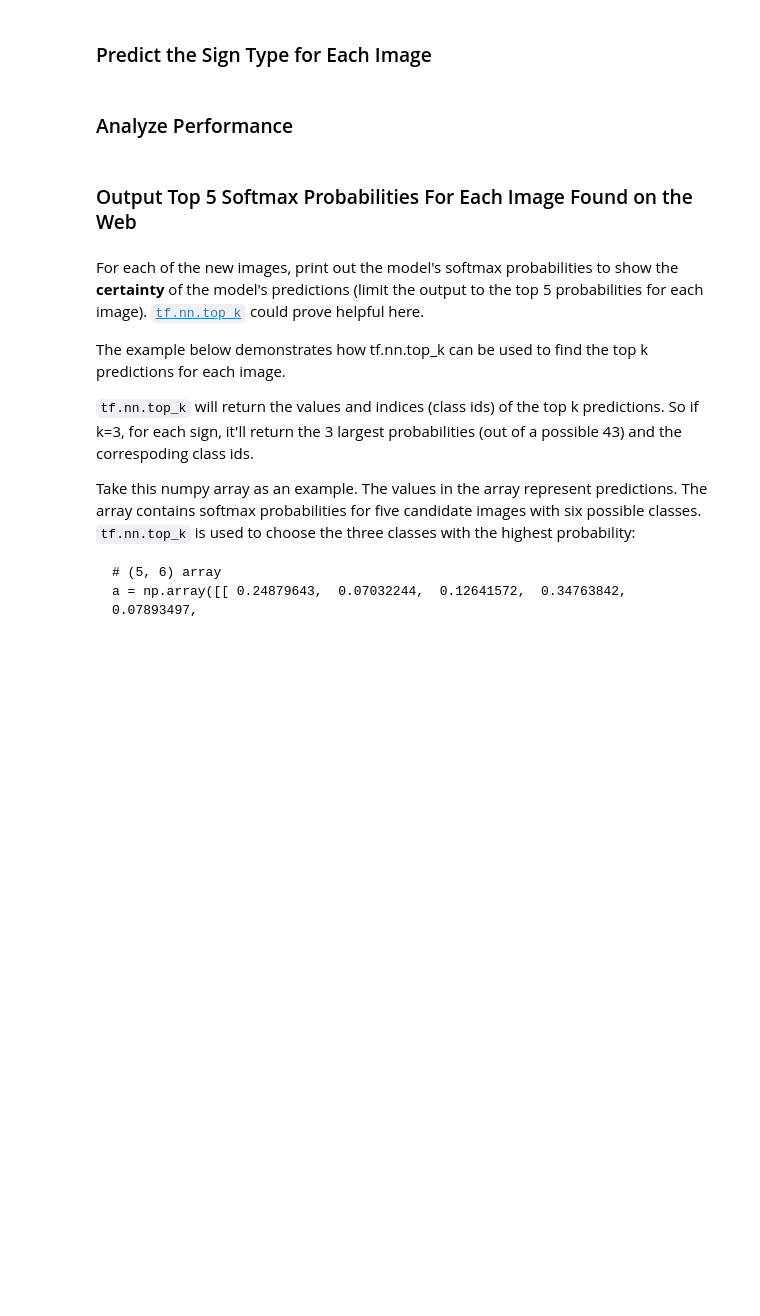
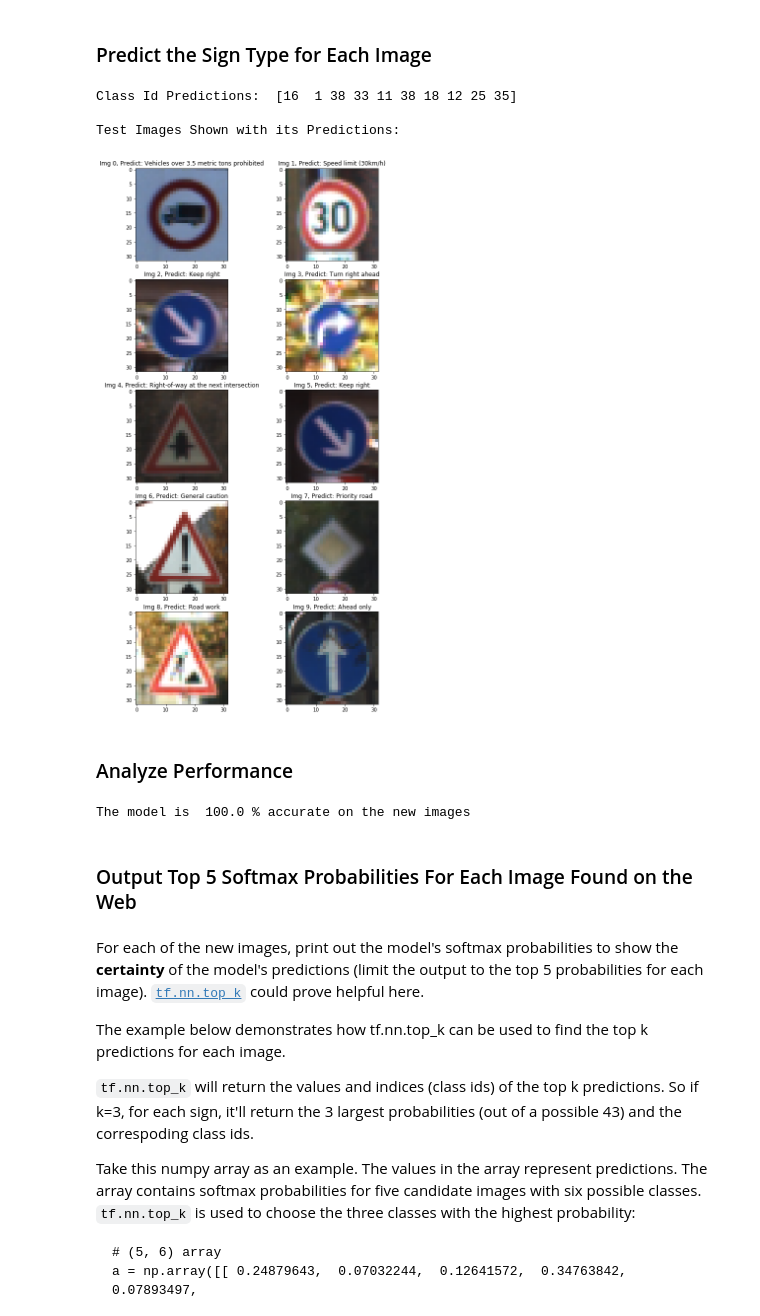
Before and after one commit to yinongtan/CarND_term_1, a Jupyter notebook: P2_Traffic_Sign_Classifier/Traffic_Sign_Classifier.ipynb, the cells around one changed output. Saved outputs shown, nothing was run; the diff lists cells and outputs as text; code cells hidden in the pictures; blank space fills up the shorter version.

```diff
--- a/P2_Traffic_Sign_Classifier/Traffic_Sign_Classifier.ipynb
+++ b/P2_Traffic_Sign_Classifier/Traffic_Sign_Classifier.ipynb
@@ -160,8 +438,70 @@ You may find `signnames.csv` useful as it contains mappings from the class id (i
+# %%
+### Run the predictions here and use the model to output the prediction for each image.
+### Make sure to pre-process the images with the same pre-processing pipeline used earlier.
+### Feel free to use as many code cells as needed.
+
+test_images_gray = np.zeros([len(test_images), 32, 32, 1])
+img_gray = np.zeros([1, 32, 32, 1])
+for i in range(len(test_images)):
+    img_gray[0,:,:,0] = cv2.cvtColor(test_images[i], cv2.COLOR_RGB2GRAY)
+    test_images_gray[i] = img_gray
+
+
+
+# normalize the image
+test_images_norm = (test_images_gray - 128.) / 128.
+
+test_images_norm = np.reshape(test_images_norm, (len(test_images_norm), 32, 32, 1))
+
+prediction = tf.argmax(logits, 1)
+
+def predict_test(X_data):
+    sess = tf.get_default_session()
+    predict = sess.run(prediction, feed_dict={x: X_data, keep_prob: 1})
+    return predict
+
+with tf.Session() as sess:
+    saver.restore(sess, tf.train.latest_checkpoint('.'))
+    result = predict_test(test_images_norm)
+    print('Class Id Predictions: ', result)
+
+import csv
+signnames = {}
+with open('signnames.csv') as csvfile:
+    csvreader = csv.DictReader(csvfile)
+    for row in csvreader:
+        signnames[row['ClassId']] = row['SignName']
+
+
+plt.figure(figsize=(10,20))
+print()
+print('Test Images Shown with its Predictions: ')
+
+for i in range(len(test_images)):
+    plt.subplot(5,2,i+1)
+    plt.title('Img ' + str(i) + ', Predict: ' + signnames[str(result[i])])
+    plt.imshow(test_images[i])
+    plt.savefig('test_images_with_pred')
+# %% [output]
+Class Id Predictions:  [16  1 38 33 11 38 18 12 25 35]
+
+Test Images Shown with its Predictions:
+[figure, added]
 # %% [markdown]
 ### Analyze Performance
 # %%
 ### Calculate the accuracy for these 5 new images.
 ### For example, if the model predicted 1 out of 5 signs correctly, it's 20% accurate on these new images.
+correct_labels = [16, 1, 38, 33, 11, 38, 18, 12, 25, 35]
+count = 0
+for i in range(len(result)):
+    if result[i] == correct_labels[i]:
+        count += 1
+
+new_images_accuracy = count / len(result) * 100
+print('The model is ', new_images_accuracy, '% accurate on the new images')
+# %% [output]
+The model is  100.0 % accurate on the new images
 # %% [markdown]
 ### Output Top 5 Softmax Probabilities For Each Image Found on the Web
 # %% [markdown]
```
Also changed, not shown: parts of 19 cells of this notebook, 35 other files.
